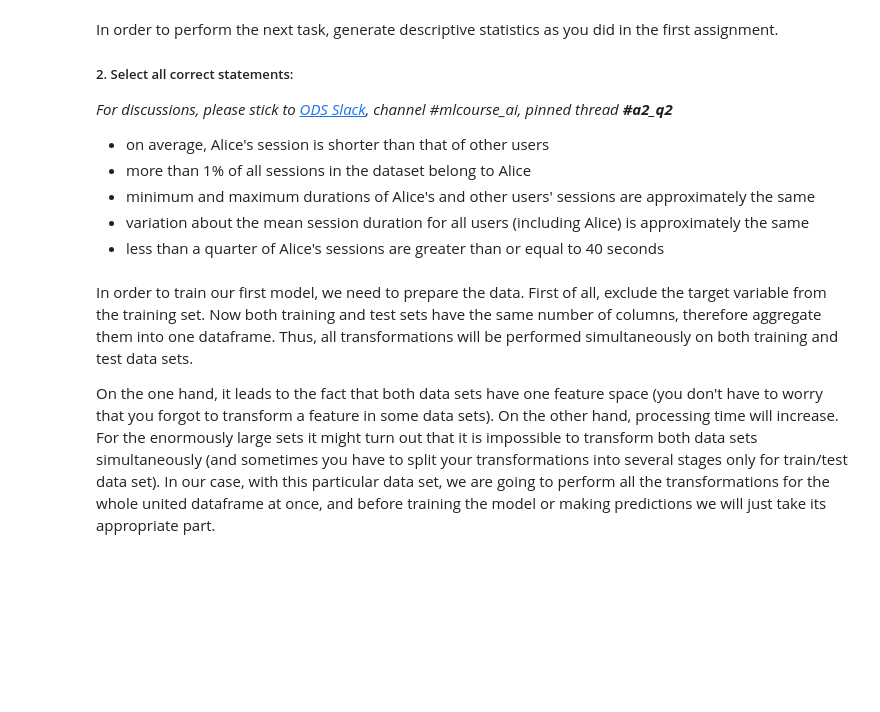
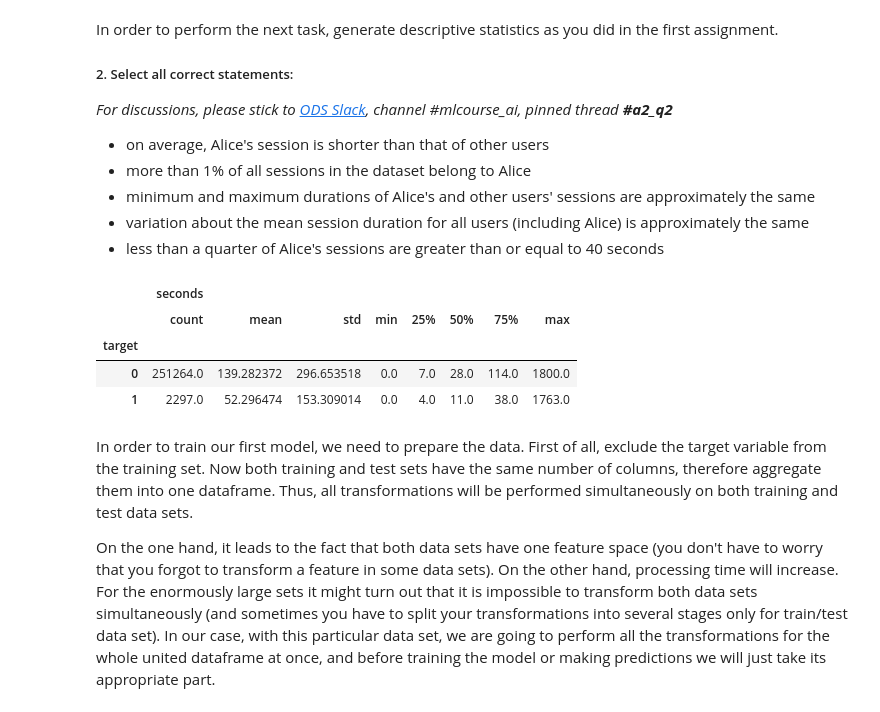
Before and after one commit to roundEgg/mlcourse.ai, a Jupyter notebook: jupyter_english/assignments_spring2019/assignment2_part1_alice_logistic_regression.ipynb, the cells around one changed output. Cells and saved outputs as stored; diff of their text form; code cells hidden in the pictures; blank space fills up the shorter version.

```diff
--- a/jupyter_english/assignments_spring2019/assignment2_part1_alice_logistic_regression.ipynb
+++ b/jupyter_english/assignments_spring2019/assignment2_part1_alice_logistic_regression.ipynb
@@ -217,7 +217,13 @@ In order to perform the next task, generate descriptive statistics as you did in
 - less than a quarter of Alice's sessions are greater than or equal to 40 seconds
 # %%
 # You code here
-time_df.groupby
+time_df.groupby('target').describe()
+# %% [output]
+|  | seconds |  |  |  |  |  |  |  |
+|  | count | mean | std | min | 25% | 50% | 75% | max |
+| target |  |  |  |  |  |  |  |  |
+| 0 | 251264.0 | 139.282372 | 296.653518 | 0.0 | 7.0 | 28.0 | 114.0 | 1800.0 |
+| 1 | 2297.0 | 52.296474 | 153.309014 | 0.0 | 4.0 | 11.0 | 38.0 | 1763.0 |
 # %% [markdown]
 In order to train our first model, we need to prepare the data. First of all, exclude the target variable from the training set. Now both training and test sets have the same number of columns, therefore aggregate them into one dataframe.  Thus, all transformations will be performed simultaneously on both training and test data sets.
 
```
